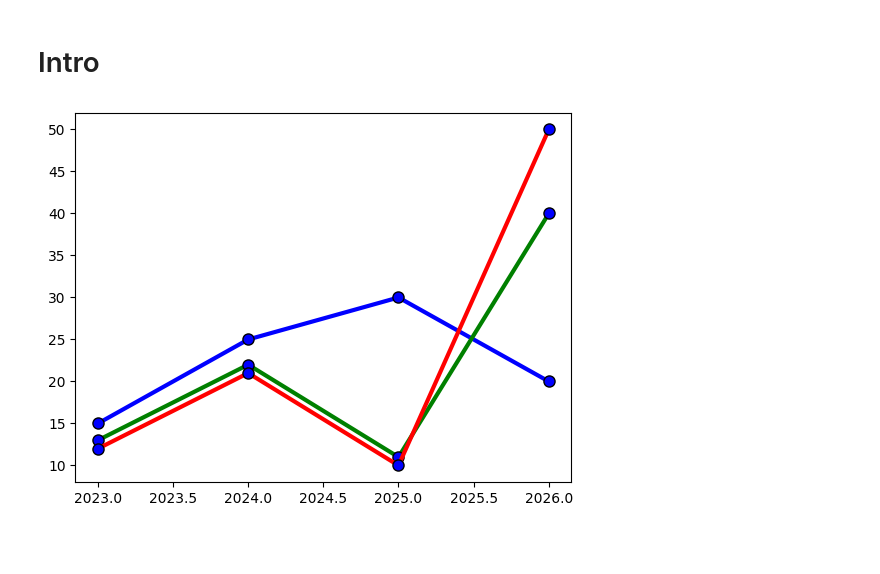
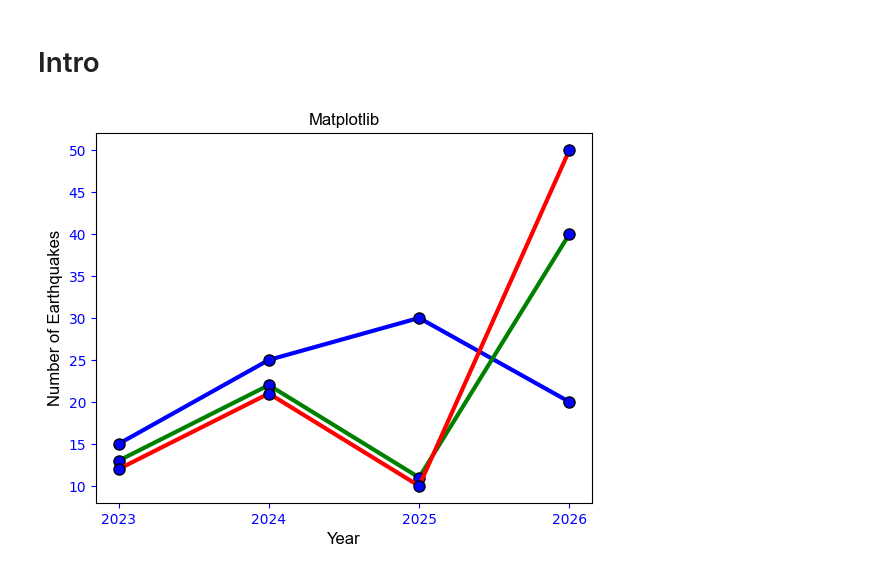
Before and after one commit to baldzhiyski/data-science-course, a Jupyter notebook: matplotlib/main.ipynb, the cells around one changed output. Cells and saved outputs as stored; diff of their text form; code cells hidden in the pictures; blank space fills up the shorter version.

Commit message:
some labeling to the plot

```diff
--- a/matplotlib/main.ipynb
+++ b/matplotlib/main.ipynb
@@ -6,16 +6,25 @@ import numpy as np
 # %%
 x = np.array([2023,2024,2025,2026])
 y1 = np.array([15,25,30,20])
 y2 = np.array([13,22,11,40])
 y3 = np.array([12,21,10,50])
 
+plt.title("Matplotlib",fontsize=12,family="arial")
+
+plt.xlabel("Year",fontsize=12,family="arial")
+plt.ylabel("Number of Earthquakes",fontsize=12,family="arial")
+
 
 line_style = dict(marker='o',markersize=8,markerfacecolor='blue',markeredgecolor='black',linewidth=3)
+
+plt.tick_params(axis="both",colors='blue')
 
 plt.plot(x,y1,color='blue',**line_style)
 plt.plot(x,y2,color='green',**line_style)
 plt.plot(x,y3,color='red',**line_style)
 
+plt.xticks(x)
+
 plt.show()
 # %% [output]
-[figure, old version]
+[figure, new version]
```
